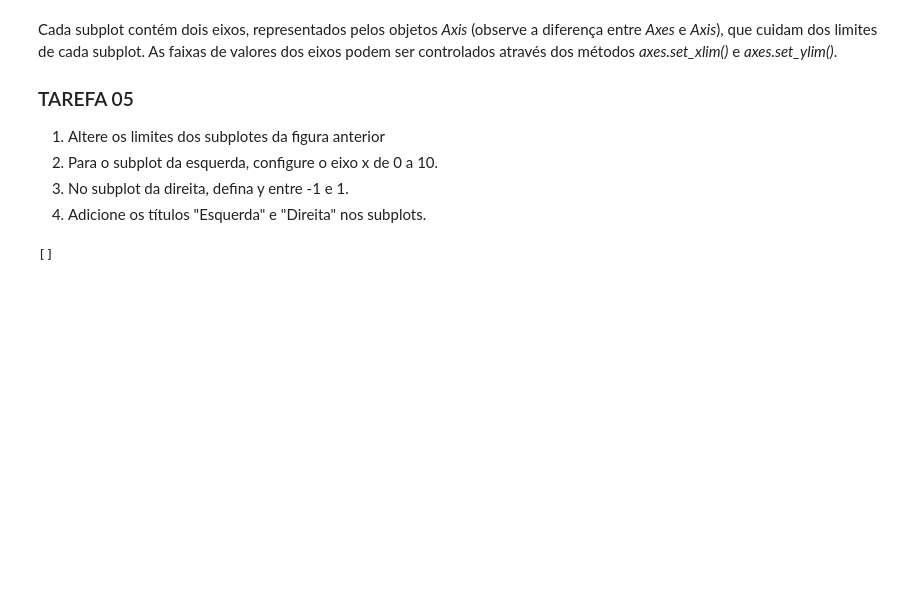
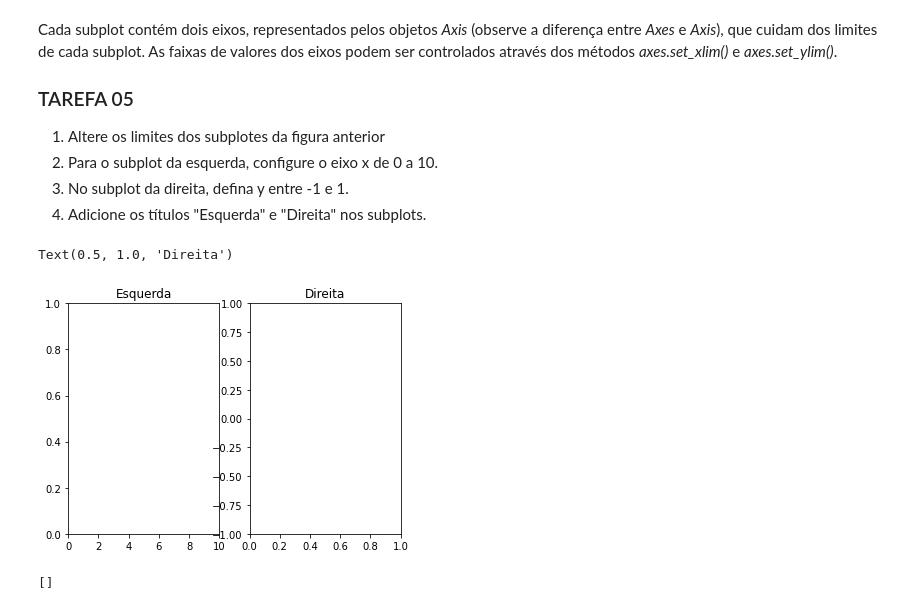
Before and after one commit to robsonbfreitas/visualizacao_exploratoria_exercicios, a Jupyter notebook: 01-exercicios-matplotlib/visualizacao-com-matplotlib.ipynb, the cells around one changed output. Drawn from its saved outputs; the diff is of its cells as text; code cells hidden in the pictures; blank space fills up the shorter version.

```diff
--- a/01-exercicios-matplotlib/visualizacao-com-matplotlib.ipynb
+++ b/01-exercicios-matplotlib/visualizacao-com-matplotlib.ipynb
@@ -178,3 +175,15 @@ Cada subplot contém dois eixos, representados pelos objetos *Axis* (observe a d
+# %%
+# Insira seu código aqui
+fig = plt.figure()
+ax1 = fig.add_axes([0.4, 1.2, 0.35, 0.8])
+ax1.set_xlim(0, 10)
+ax1.set_title('Esquerda')
+ax2 = fig.add_axes([0.82, 1.2, 0.35, 0.8])
+ax2.set_ylim(-1, 1)
+ax2.set_title('Direita')
+# %% [output]
+Text(0.5, 1.0, 'Direita')
+[figure, added]
 # %%
 # Resultado esperado (não modifique esta célula)
 # %% [output]
```
Also changed, not shown: parts of 2 cells of this notebook.
